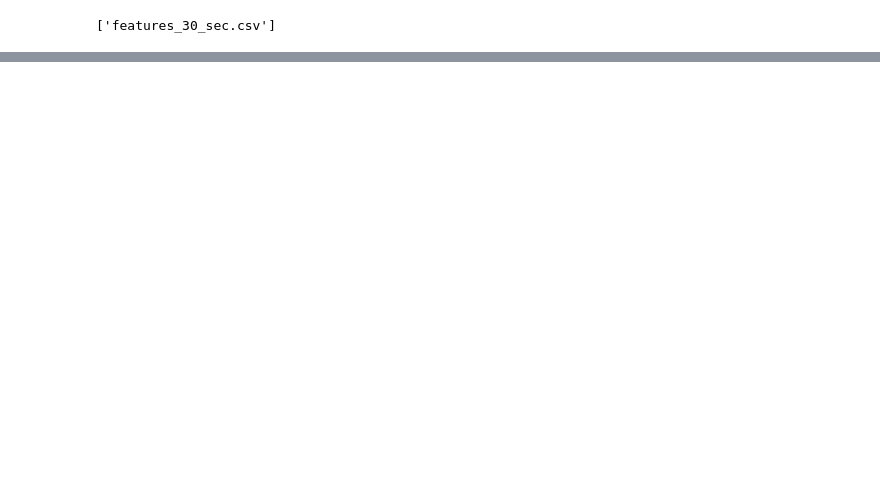
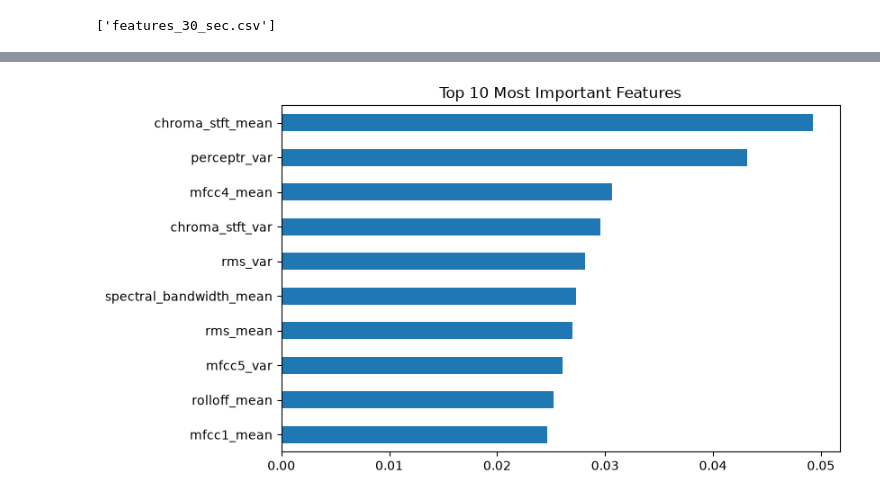
Before and after one commit to saumya8718/Music-Genre-Classifier, a Jupyter notebook: notebooks/01_explore.ipynb, the cells around one changed output, grey strips where cells are left out. Cells and saved outputs as stored; diff of their text form; code cells hidden in the pictures; blank space fills up the shorter version.

Commit message:
Add model evaluation

```diff
--- a/notebooks/01_explore.ipynb
+++ b/notebooks/01_explore.ipynb
@@ -18,0 +84,4 @@ print(os.listdir("../data"))
+# %%
+X = df.drop(columns=["filename", "length", "label"])
+y = df["label"]
+print(X.shape, y.shape)
@@ -18,0 +90,7 @@ print(os.listdir("../data"))
+# %%
+from sklearn.model_selection import train_test_split
+
+X_train, X_test, y_train, y_test = train_test_split(
+    X, y, test_size=0.2, random_state=42, stratify=y
+)
+print(X_train.shape, X_test.shape)
@@ -18,0 +99,9 @@ print(os.listdir("../data"))
+# %%
+from sklearn.ensemble import RandomForestClassifier
+from sklearn.metrics import accuracy_score
+
+model = RandomForestClassifier(n_estimators=200, random_state=42)
+model.fit(X_train, y_train)
+
+preds = model.predict(X_test)
+print("Accuracy:", accuracy_score(y_test, preds))
@@ -18,0 +162,10 @@ print(os.listdir("../data"))
+# %%
+import pandas as pd
+
+importances = pd.Series(model.feature_importances_, index=X.columns)
+importances.sort_values(ascending=False).head(10).plot(kind="barh", figsize=(8, 5))
+plt.gca().invert_yaxis()
+plt.title("Top 10 Most Important Features")
+plt.show()
+# %% [output]
+[figure, added]
```
Also changed, not shown: parts of 14 cells of this notebook.
